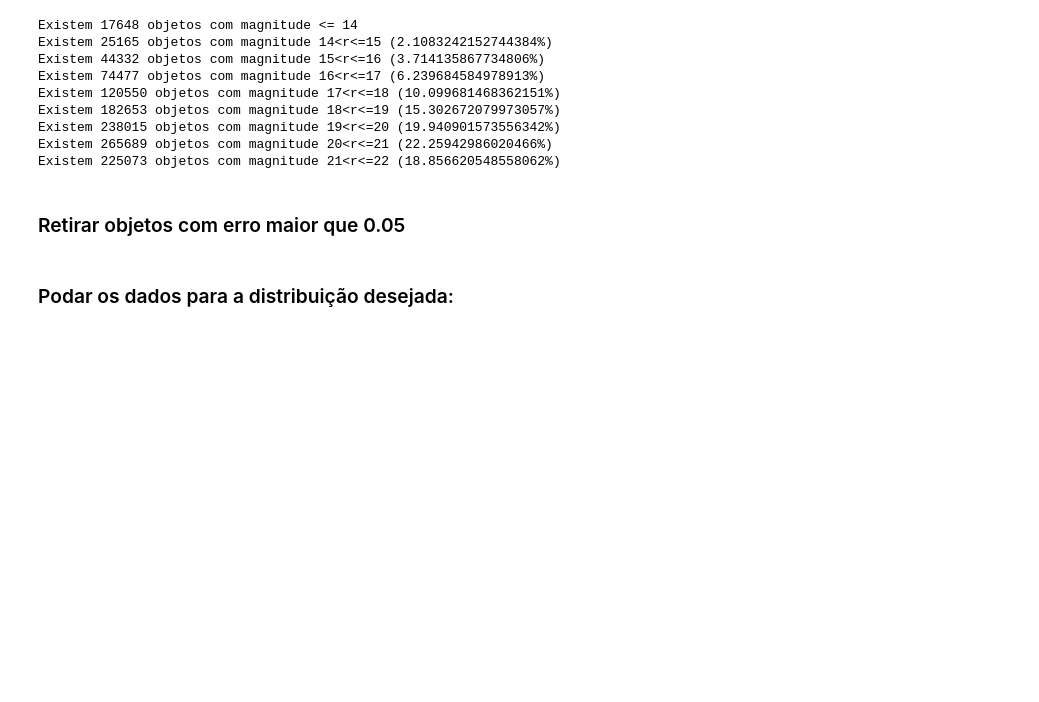
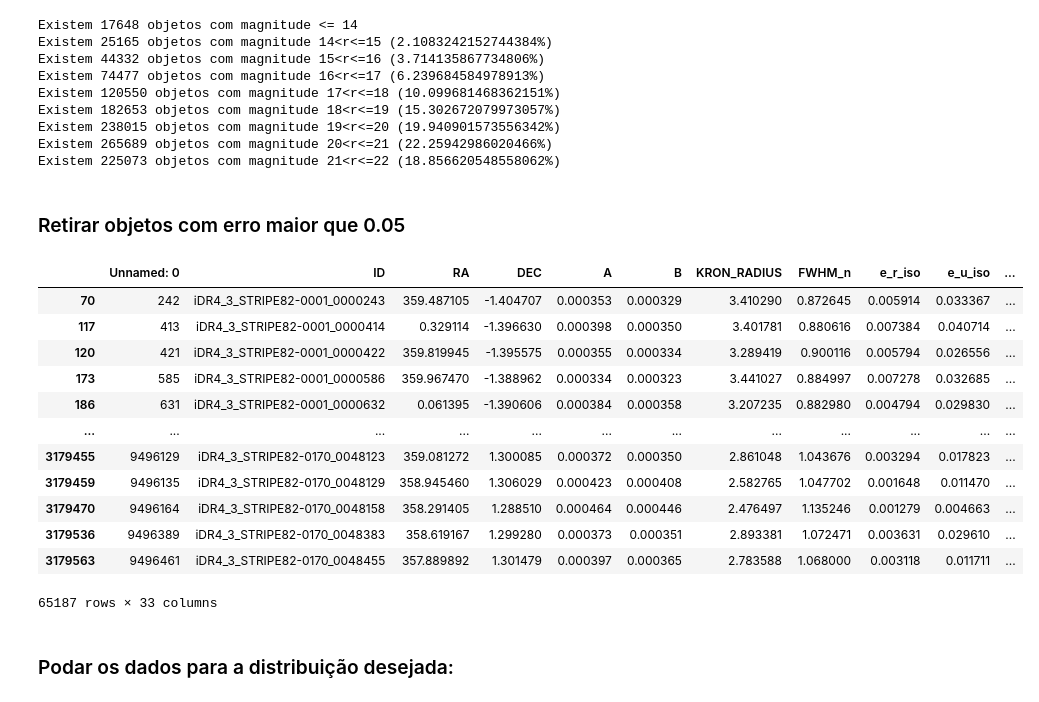
Before and after one commit to gabjp/LTS2.0-data, a Jupyter notebook: data/unl/clear_data.ipynb, the cells around one changed output. Saved outputs shown, nothing was run; the diff lists cells and outputs as text; code cells hidden in the pictures; blank space fills up the shorter version.

```diff
--- a/data/unl/clear_data.ipynb
+++ b/data/unl/clear_data.ipynb
@@ -31,7 +32,7 @@ final.to_csv('./raw_tables/S82_clean.csv')
 ### Retira objetos com classificação
 # %%
 unl = pd.read_csv("raw_tables/S82_clean.csv")
-clf = pd.read_csv("../clf/clf.csv")
+clf = pd.read_csv("../clf/clf_90_5_5.csv")
 print(f"unl possui {len(unl)} linhas")
 print(f"clf possui {len(clf)} linhas")
 # %% [output]
@@ -67,6 +68,25 @@ Existem 265689 objetos com magnitude 20<r<=21 (22.25942986020466%)
 Existem 225073 objetos com magnitude 21<r<=22 (18.856620548558062%)
 # %% [markdown]
 ### Retirar objetos com erro maior que 0.05
+# %%
+x = x[(x['e_u_iso']< 0.05) & (x['e_J0378_iso']< 0.05) & (x['e_J0395_iso']< 0.05) & (x['e_J0410_iso']< 0.05) & (x['e_J0430_iso']< 0.05) & (x['e_g_iso']< 0.05) & (x['e_J0515_iso']< 0.05) &
+      (x['e_r_iso'] < 0.05) & (x['e_J0660_iso']< 0.05) & (x['e_i_iso']< 0.05) & (x['e_J0861_iso']< 0.05) & (x['e_z_iso']< 0.05)]
+# %%
+x
+# %% [output]
+|  | Unnamed: 0 | ID | RA | DEC | A | B | KRON_RADIUS | FWHM_n | e_r_iso | e_u_iso | ... |
+| 70 | 242 | iDR4_3_STRIPE82-0001_0000243 | 359.487105 | -1.404707 | 0.000353 | 0.000329 | 3.410290 | 0.872645 | 0.005914 | 0.033367 | ... |
+| 117 | 413 | iDR4_3_STRIPE82-0001_0000414 | 0.329114 | -1.396630 | 0.000398 | 0.000350 | 3.401781 | 0.880616 | 0.007384 | 0.040714 | ... |
+| 120 | 421 | iDR4_3_STRIPE82-0001_0000422 | 359.819945 | -1.395575 | 0.000355 | 0.000334 | 3.289419 | 0.900116 | 0.005794 | 0.026556 | ... |
+| 173 | 585 | iDR4_3_STRIPE82-0001_0000586 | 359.967470 | -1.388962 | 0.000334 | 0.000323 | 3.441027 | 0.884997 | 0.007278 | 0.032685 | ... |
+| 186 | 631 | iDR4_3_STRIPE82-0001_0000632 | 0.061395 | -1.390606 | 0.000384 | 0.000358 | 3.207235 | 0.882980 | 0.004794 | 0.029830 | ... |
+| ... | ... | ... | ... | ... | ... | ... | ... | ... | ... | ... | ... |
+| 3179455 | 9496129 | iDR4_3_STRIPE82-0170_0048123 | 359.081272 | 1.300085 | 0.000372 | 0.000350 | 2.861048 | 1.043676 | 0.003294 | 0.017823 | ... |
+| 3179459 | 9496135 | iDR4_3_STRIPE82-0170_0048129 | 358.945460 | 1.306029 | 0.000423 | 0.000408 | 2.582765 | 1.047702 | 0.001648 | 0.011470 | ... |
+| 3179470 | 9496164 | iDR4_3_STRIPE82-0170_0048158 | 358.291405 | 1.288510 | 0.000464 | 0.000446 | 2.476497 | 1.135246 | 0.001279 | 0.004663 | ... |
+| 3179536 | 9496389 | iDR4_3_STRIPE82-0170_0048383 | 358.619167 | 1.299280 | 0.000373 | 0.000351 | 2.893381 | 1.072471 | 0.003631 | 0.029610 | ... |
+| 3179563 | 9496461 | iDR4_3_STRIPE82-0170_0048455 | 357.889892 | 1.301479 | 0.000397 | 0.000365 | 2.783588 | 1.068000 | 0.003118 | 0.011711 | ... |
+65187 rows × 33 columns
 # %%
 small_noise = x[x.e_r_iso < 0.05].sample(n=120000, axis = 'index', random_state=2)
 # %%
```
Also changed, not shown: parts of 4 cells of this notebook.
